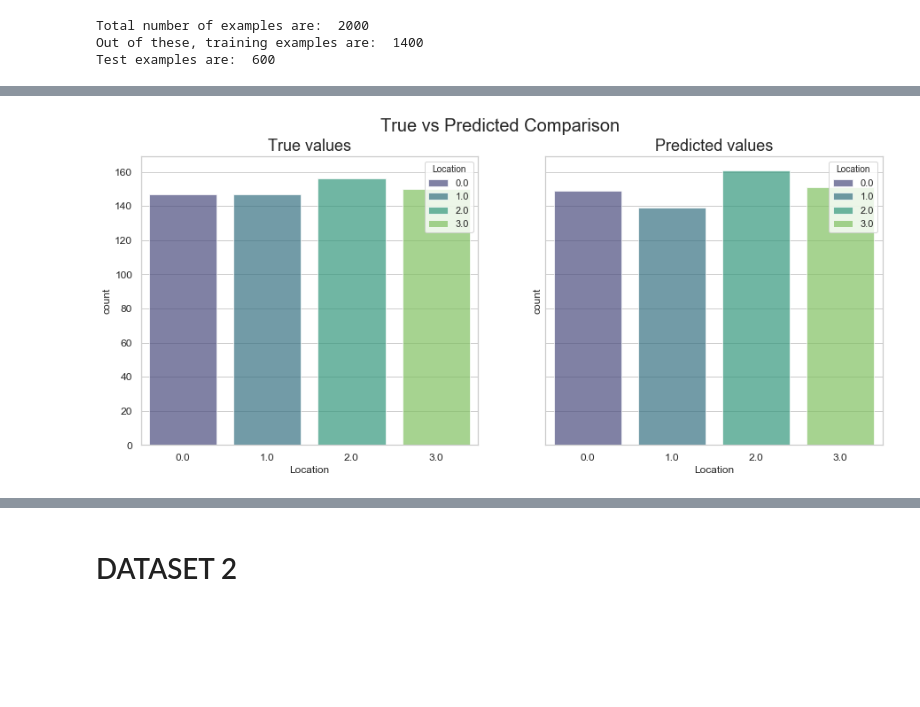
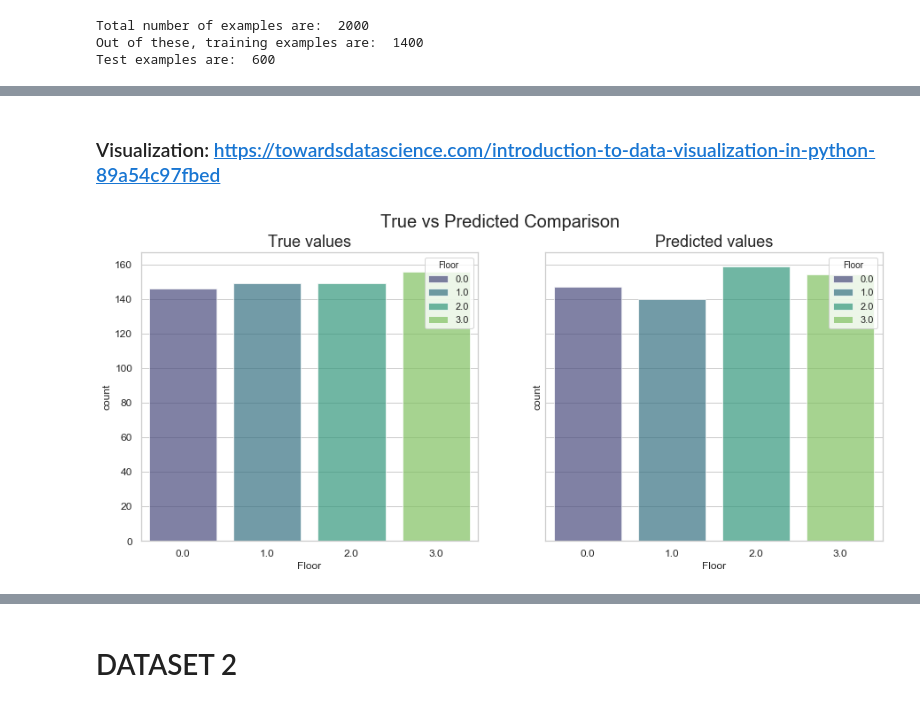
Before and after one commit to luisblazquezm/mii2-classification-models-study, a Jupyter notebook: notebooks/naive-bayes.ipynb, the cells around one changed output, grey strips where cells are left out. Saved outputs shown, nothing was run; the diff lists cells and outputs as text; code cells hidden in the pictures; blank space fills up the shorter version.

```diff
--- a/notebooks/naive-bayes.ipynb
+++ b/notebooks/naive-bayes.ipynb
@@ -62,7 +63,10 @@ class NaiveBayesDefinition():
     # Calculating Standard Deviation
     def std_dev(self, numbers):
         avg = self.mean(numbers)
-        variance = sum([pow(x - avg, 2) for x in numbers]) / float(len(numbers) - 1)
+        if (len(numbers) <= 1):
+            variance = sum([pow(x - avg, 2) for x in numbers]) / float(2 - 1)
+        else:
+            variance = sum([pow(x - avg, 2) for x in numbers]) / float(len(numbers) - 1)
         return math.sqrt(variance)
 
     def trainClass(self, mydata):
@@ -84,8 +88,12 @@ class NaiveBayesDefinition():
 
     # Calculate Gaussian Probability Density Function
     def calculateGaussianProbability(self, x, mean, stdev):
-        expo = math.exp(-(math.pow(x - mean, 2) / (2 * math.pow(stdev, 2))))
-        return (1 / (math.sqrt(2 * math.pi) * stdev)) * expo
+        if(stdev == 0):
+            expo = math.exp(-(math.pow(x - mean, 2) / (2 * math.pow(1, 2))))
+            return (1 / (math.sqrt(2 * math.pi) * 1)) * expo
+        else:
+            expo = math.exp(-(math.pow(x - mean, 2) / (2 * math.pow(stdev, 2))))
+            return (1 / (math.sqrt(2 * math.pi) * stdev)) * expo
 
 
     # Calculate Class Probabilities
@@ -227,5 +284,8 @@ labels = [item[-1] for item in test_data]
+# %% [markdown]
+### Visualization: https://towardsdatascience.com/introduction-to-data-visualization-in-python-89a54c97fbed
 # %%
-# Visualize predictions
-model.visualize(labels, predictions, 'Location')
+# Visualize labels in test data versus predictions and number of
+# equivalente values
+model.visualize(labels, predictions, 'Floor')
 # %% [output]
-[figure, old version]
+[figure, new version]
```
Also changed, not shown: parts of 37 cells of this notebook, 3 other files.
